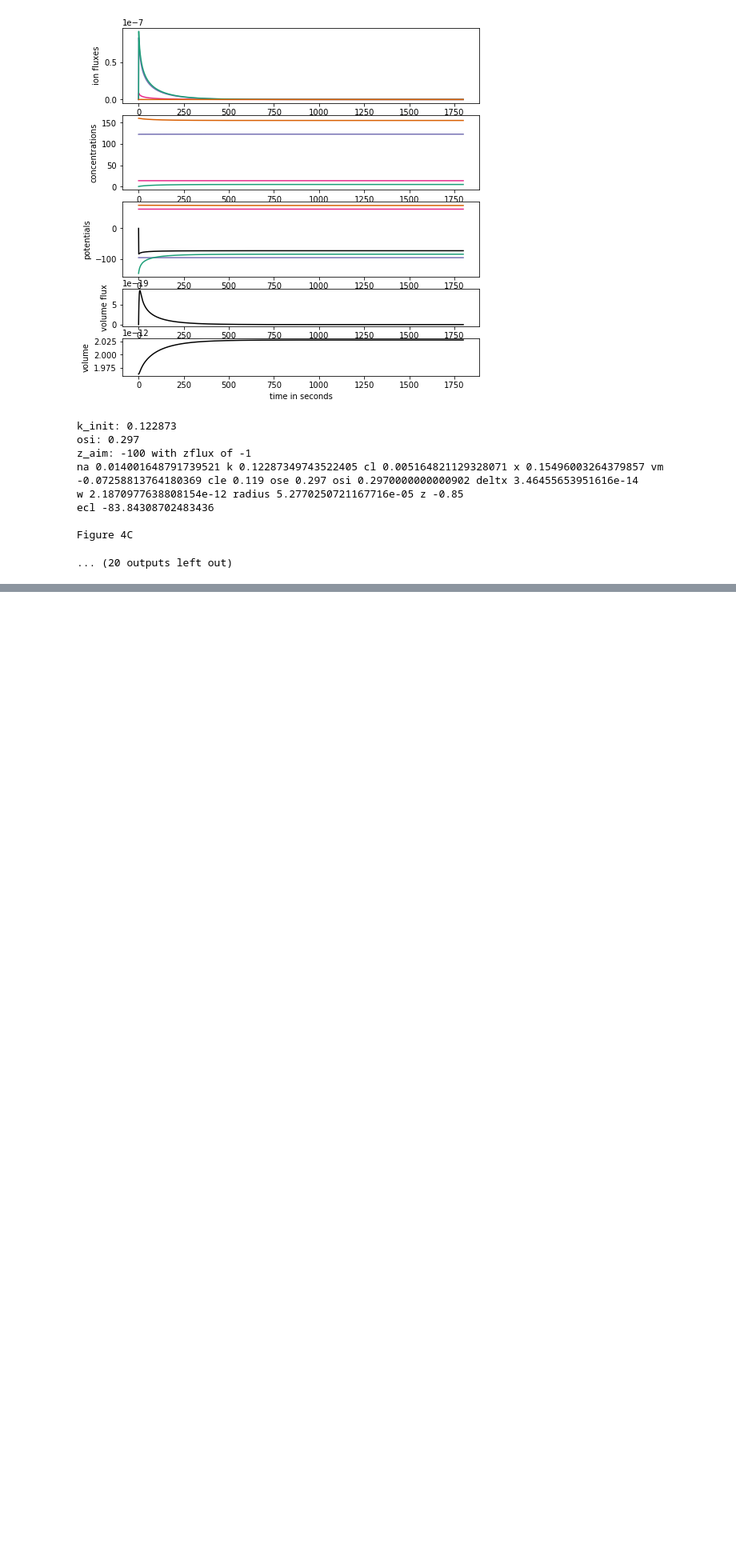
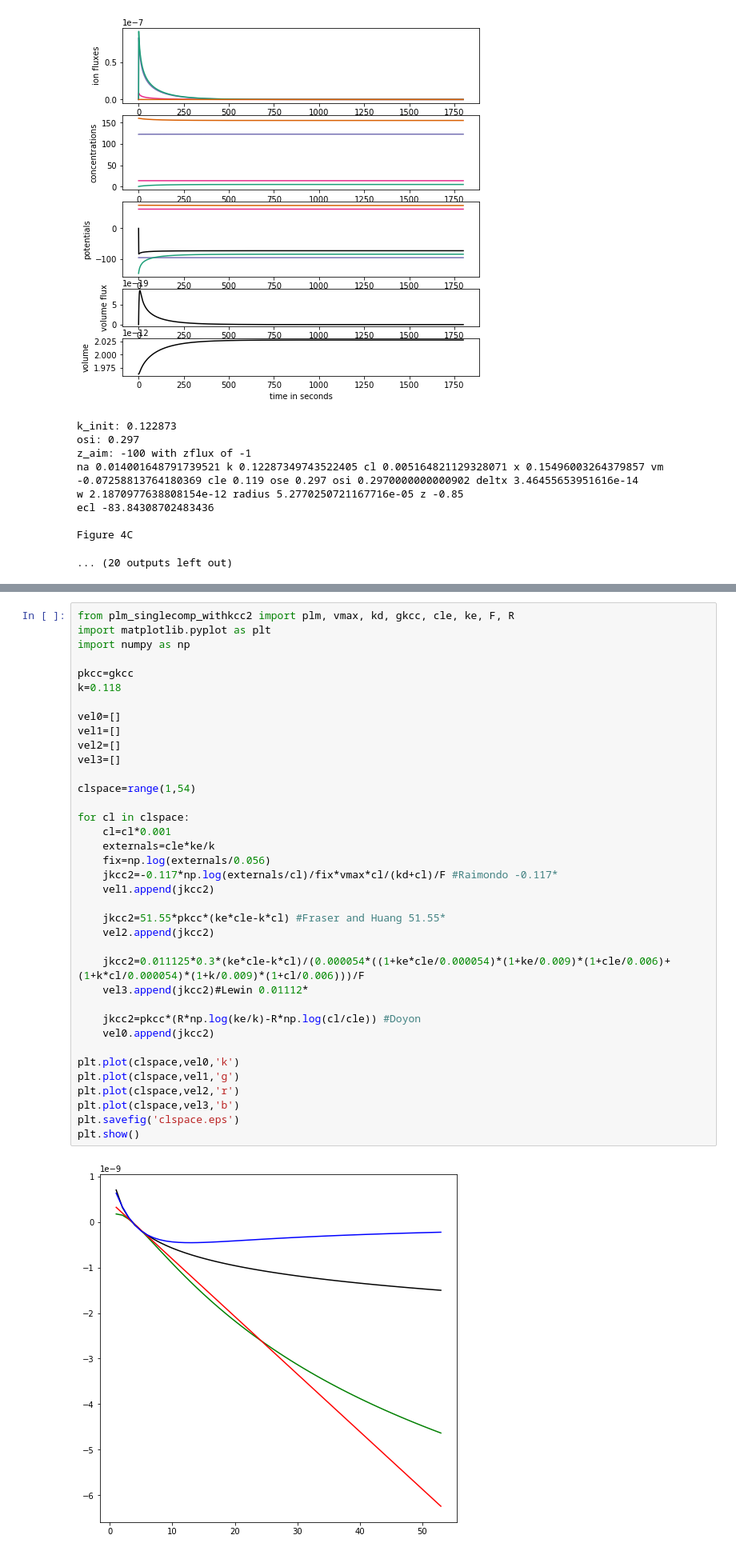
Before and after one commit to kiradust/model-of-neuronal-chloride-homeostasis, a Jupyter notebook: Supplement.ipynb, the cells around one changed output, grey strips where cells are left out. Shown at 80% size. Cells and saved outputs as stored; diff of their text form; blank space fills up the shorter version.

```diff
--- a/Supplement.ipynb
+++ b/Supplement.ipynb
@@ -81,0 +151,39 @@ Figure 4C
+# %%
+from plm_singlecomp_withkcc2 import plm, vmax, kd, gkcc, cle, ke, F, R
+import matplotlib.pyplot as plt
+import numpy as np
+
+pkcc=gkcc
+k=0.118
+
+vel0=[]
+vel1=[]
+vel2=[]
+vel3=[]
+
+clspace=range(1,54)
+
+for cl in clspace:
+    cl=cl*0.001
+    externals=cle*ke/k
+    fix=np.log(externals/0.056)
+    jkcc2=-0.117*np.log(externals/cl)/fix*vmax*cl/(kd+cl)/F #Raimondo -0.117*
+    vel1.append(jkcc2)
+
+    jkcc2=51.55*pkcc*(ke*cle-k*cl) #Fraser and Huang 51.55*
+    vel2.append(jkcc2)
+
+    jkcc2=0.011125*0.3*(ke*cle-k*cl)/(0.000054*((1+ke*cle/0.000054)*(1+ke/0.009)*(1+cle/0.006)+(1+k*cl/0.000054)*(1+k/0.009)*(1+cl/0.006)))/F
+    vel3.append(jkcc2)#Lewin 0.01112*
+
+    jkcc2=pkcc*(R*np.log(ke/k)-R*np.log(cl/cle)) #Doyon
+    vel0.append(jkcc2)
+
+plt.plot(clspace,vel0,'k')
+plt.plot(clspace,vel1,'g')
+plt.plot(clspace,vel2,'r')
+plt.plot(clspace,vel3,'b')
+plt.savefig('clspace.eps')
+plt.show()
+# %% [output]
+[figure, added]
```
Also changed, not shown: parts of 7 cells of this notebook, 5 other files.
